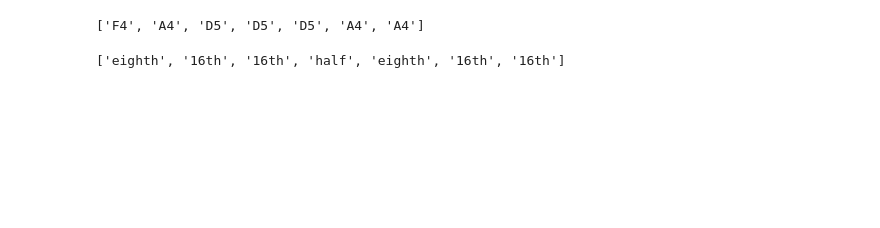
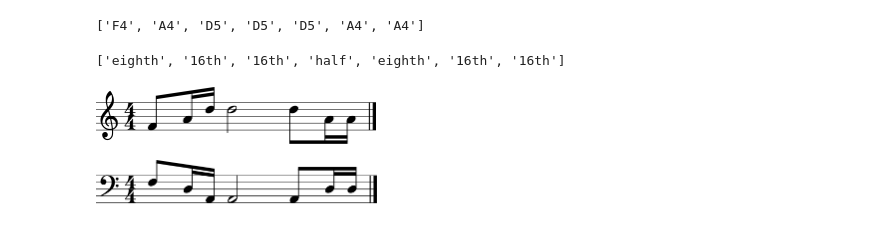
Before and after one commit to EvaArevalo/AIMusicFinalProject, a Jupyter notebook: PartB/ChordIversion.ipynb, the cells around one changed output. Drawn from its saved outputs; the diff is of its cells as text; code cells hidden in the pictures; blank space fills up the shorter version.

```diff
--- a/PartB/ChordIversion.ipynb
+++ b/PartB/ChordIversion.ipynb
@@ -110,4 +116,0 @@ it_types
-# %%
-s1 = stream.Stream()
-for n,t in zip(it,it_types):
-    s1.append(note.Note(n,type=t))
@@ -156,10 +117,3 @@ AttributeError: 'Stream' object has no attribute 'reverse'
-# %%
-
-l = []
-for n,t in zip(it,it_types):
-    l.append(note.Note(n,type=t))
-i1 = interval.Interval(l)
-i1.show('lily.png')
 # %% [markdown]
 # 3. Read with Music21
 # %%
@@ -202,4 +152,16 @@ from music21 import *
 s1 = stream.Stream()
 for n,t in zip(stream_notes,stream_types):
     s1.append(note.Note(n,type=t))
-s1.show('lily.png')
+s1.show()
+# %% [output]
+[figure, added]
+# %%
+m2_inv = get_inverted_measure(measures[1])
+m2_notes = m2_inv.get_sos()
+m2_types = m2_inv.get_notetypes()
+s2 = stream.Stream()
+for n,t in zip(m2_notes,m2_types):
+    s2.append(note.Note(n,type=t))
+s2.show()
+# %% [output]
+[figure, added]
```
Also changed, not shown: parts of 17 cells of this notebook, 3 other files.
